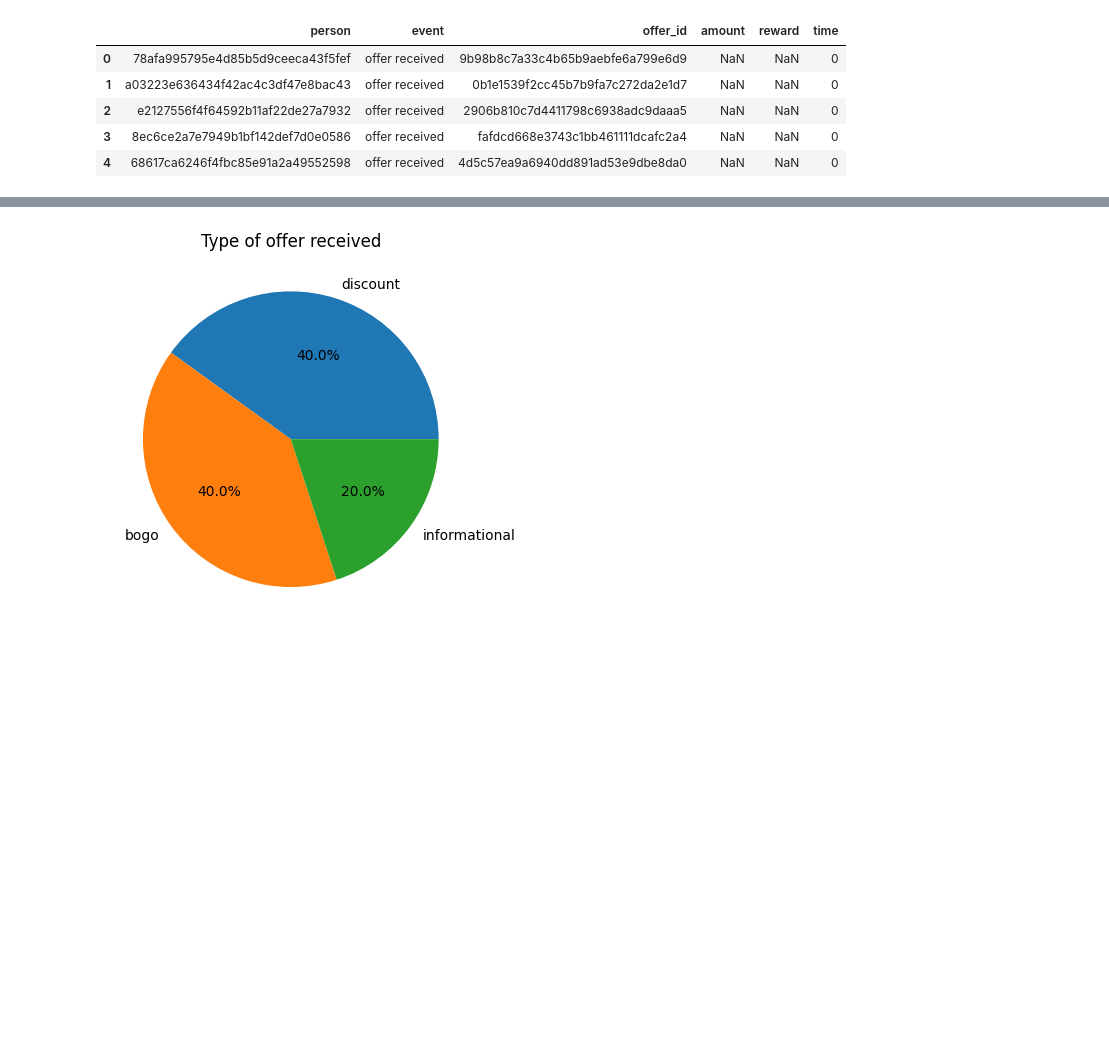
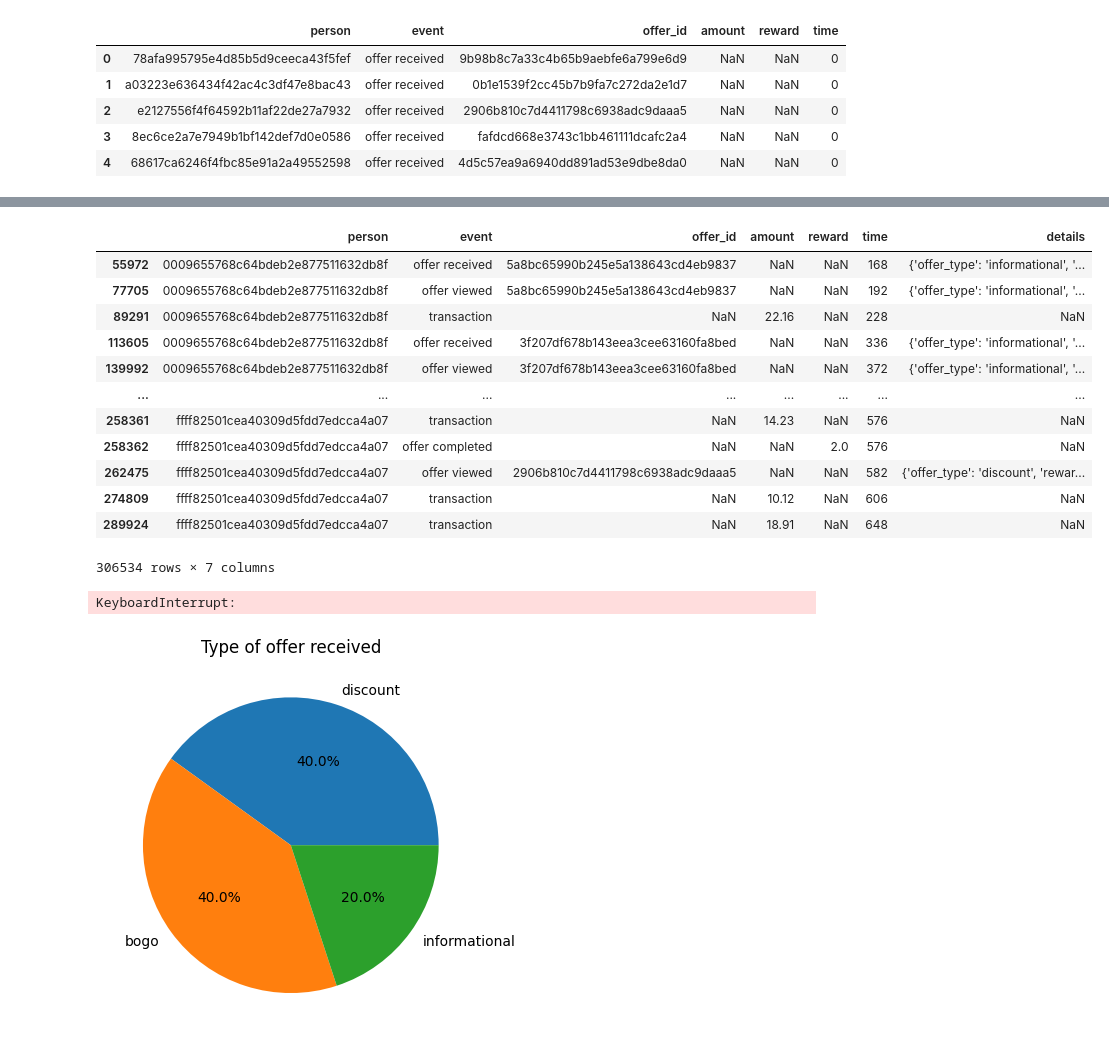
Before and after one commit to atrgz/starbucks_capstone, a Jupyter notebook: Starbucks_Capstone_notebook.ipynb, the cells around one changed output, grey strips where cells are left out. Cells and saved outputs as stored; diff of their text form; code cells hidden in the pictures; blank space fills up the shorter version.

```diff
--- a/Starbucks_Capstone_notebook.ipynb
+++ b/Starbucks_Capstone_notebook.ipynb
@@ -58,6 +58,3 @@ portfolio
 | 7 | 0 | [email, mobile, social] | 0 | 3 | informational | 5a8bc65990b245e5a138643cd4eb9837 |
 | 8 | 5 | [web, email, mobile, social] | 5 | 5 | bogo | f19421c1d4aa40978ebb69ca19b0e20d |
 | 9 | 2 | [web, email, mobile] | 10 | 7 | discount | 2906b810c7d4411798c6938adc9daaa5 |
-# %%
-# add a new column to help identify and classify by offer type
-portfolio['offer_type_full'] = portfolio['offer_type'] + '_r' + portfolio['reward'].astype(str) + '_d' + portfolio['difficulty'].astype(str) + '_du' + portfolio['duration'].astype(str)
@@ -371,0 +383,70 @@ transcript_log.head()
+# %%
+subset_log = log
+subset_log
+# %% [output]
+|  | person | event | offer_id | amount | reward | time | details |
+| 55972 | 0009655768c64bdeb2e877511632db8f | offer received | 5a8bc65990b245e5a138643cd4eb9837 | NaN | NaN | 168 | {'offer_type': 'informational', '... |
+| 77705 | 0009655768c64bdeb2e877511632db8f | offer viewed | 5a8bc65990b245e5a138643cd4eb9837 | NaN | NaN | 192 | {'offer_type': 'informational', '... |
+| 89291 | 0009655768c64bdeb2e877511632db8f | transaction | NaN | 22.16 | NaN | 228 | NaN |
+| 113605 | 0009655768c64bdeb2e877511632db8f | offer received | 3f207df678b143eea3cee63160fa8bed | NaN | NaN | 336 | {'offer_type': 'informational', '... |
+| 139992 | 0009655768c64bdeb2e877511632db8f | offer viewed | 3f207df678b143eea3cee63160fa8bed | NaN | NaN | 372 | {'offer_type': 'informational', '... |
+| ... | ... | ... | ... | ... | ... | ... | ... |
+| 258361 | ffff82501cea40309d5fdd7edcca4a07 | transaction | NaN | 14.23 | NaN | 576 | NaN |
+| 258362 | ffff82501cea40309d5fdd7edcca4a07 | offer completed | NaN | NaN | 2.0 | 576 | NaN |
+| 262475 | ffff82501cea40309d5fdd7edcca4a07 | offer viewed | 2906b810c7d4411798c6938adc9daaa5 | NaN | NaN | 582 | {'offer_type': 'discount', 'rewar... |
+| 274809 | ffff82501cea40309d5fdd7edcca4a07 | transaction | NaN | 10.12 | NaN | 606 | NaN |
+| 289924 | ffff82501cea40309d5fdd7edcca4a07 | transaction | NaN | 18.91 | NaN | 648 | NaN |
+306534 rows × 7 columns
+# %%
+# Initialize a list to keep track of live and active offers
+live_offers = []
+active_offers = []
+subset_log['live_offers'] = None
+subset_log['active_offers'] = None
+
+def filter_expired_offers(offers, time):
+    non_expired_offers = [offer for offer in offers if offer['expiry'] >= time]
+    return non_expired_offers
+
+def set_dataframe_value(index, columns, values):
+    for i, column in enumerate(columns):
+        subset_log.at[index, column] = values[i]
+
+
+# Loop through the DataFrame and process each row
+for index, row in subset_log.iterrows():
+    event = row['event']
+    offer_id = row['offer_id']
+    time = row['time']
+    details = row['details']
+
+    # Set variables for updating the dataframe
+    columns = ['live_offers', 'active_offers']
+    values = [live_offers, active_offers]
+
+    # Before each event, we need to check for expired offers and remove them
+    live_offers = filter_expired_offers(live_offers, time)
+    active_offers = filter_expired_offers(active_offers, time)
+
+    if event == 'offer received':
+        # Mark the offer as live and add it to live_offers
+        expiry = details.get('expiry')
+        reward = details.get('reward')
+        live_offers.append({'offer_id': offer_id,'reward': reward, 'expiry': expiry})
+        set_dataframe_value(index, columns, values)
+
+    elif event == 'offer viewed':
+        # Check list of live offers, if the current offer is in the list, add it to active
+        for offer in live_offers:
+            if offer['offer_id'] == offer_id:
+                active_offers.append(offer)
+                set_dataframe_value(index, columns, values)
+                break  # Stop the loop once the current offer is found
+
+    elif event == 'transaction':
+        set_dataframe_value(index, columns, values)
+
+    elif event == 'offer completed':
+        set_dataframe_value(index, columns, values)
+# %% [output]
+KeyboardInterrupt:
```
Also changed, not shown: parts of 10 cells of this notebook.
